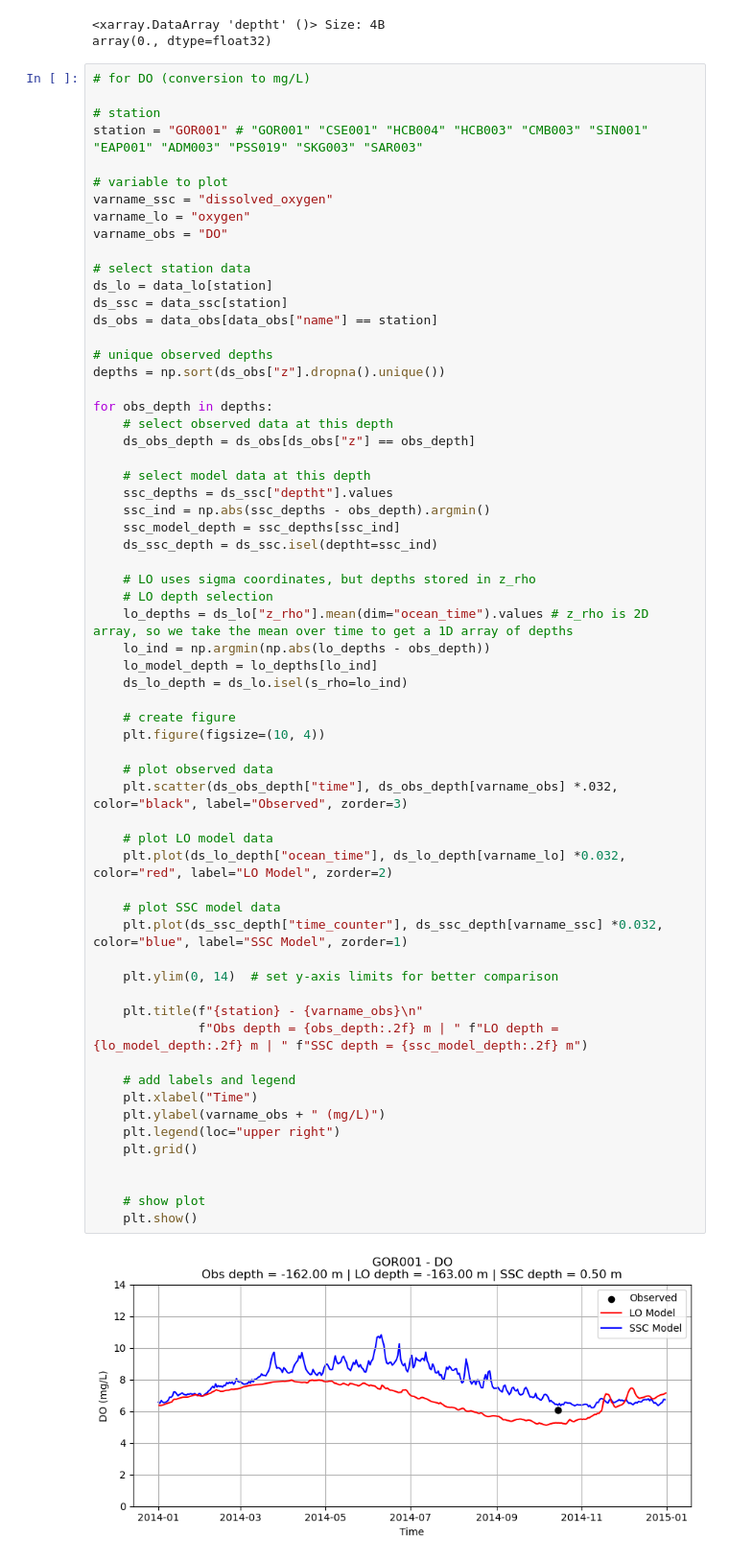
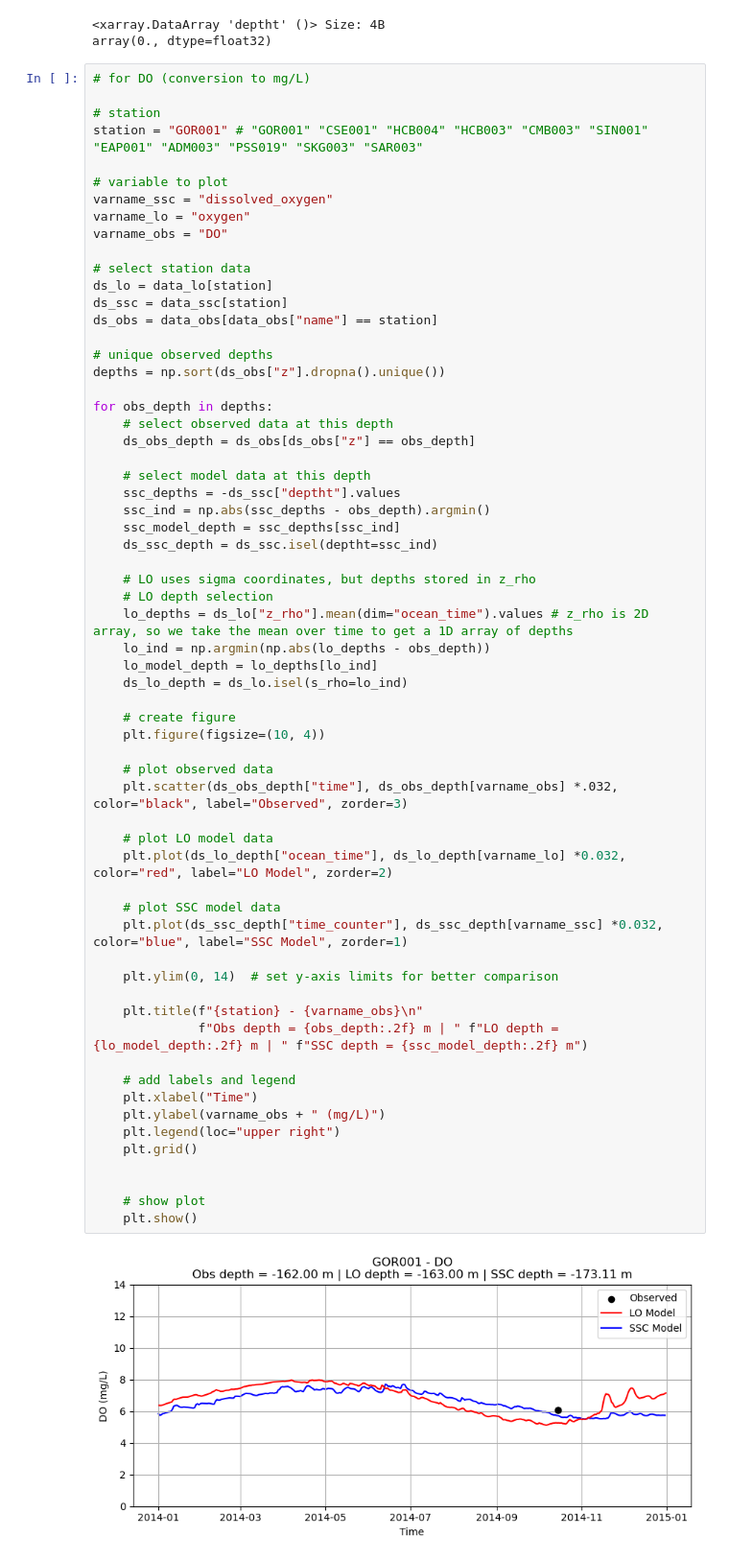
Before and after one commit to tiabottger/LO_user, a Jupyter notebook: intermodel_comparison/timeseries_full.ipynb, the cells around one changed output. Shown at 96% size. Saved outputs shown, nothing was run; the diff lists cells and outputs as text.

```diff
--- a/intermodel_comparison/timeseries_full.ipynb
+++ b/intermodel_comparison/timeseries_full.ipynb
@@ -82,7 +82,7 @@ for obs_depth in depths:
     ds_obs_depth = ds_obs[ds_obs["z"] == obs_depth]
 
     # select model data at this depth
-    ssc_depths = ds_ssc["deptht"].values
+    ssc_depths = -ds_ssc["deptht"].values
     ssc_ind = np.abs(ssc_depths - obs_depth).argmin()
     ssc_model_depth = ssc_depths[ssc_ind]
     ds_ssc_depth = ds_ssc.isel(deptht=ssc_ind)
@@ -94,31 +94,31 @@ for obs_depth in depths:
     lo_model_depth = lo_depths[lo_ind]
     ds_lo_depth = ds_lo.isel(s_rho=lo_ind)
 
     # create figure
     plt.figure(figsize=(10, 4))
 
     # plot observed data
     plt.scatter(ds_obs_depth["time"], ds_obs_depth[varname_obs] *.032, color="black", label="Observed", zorder=3)
 
     # plot LO model data
     plt.plot(ds_lo_depth["ocean_time"], ds_lo_depth[varname_lo] *0.032, color="red", label="LO Model", zorder=2)
 
     # plot SSC model data
     plt.plot(ds_ssc_depth["time_counter"], ds_ssc_depth[varname_ssc] *0.032, color="blue", label="SSC Model", zorder=1)
 
     plt.ylim(0, 14)  # set y-axis limits for better comparison
 
     plt.title(f"{station} - {varname_obs}\n"
               f"Obs depth = {obs_depth:.2f} m | " f"LO depth = {lo_model_depth:.2f} m | " f"SSC depth = {ssc_model_depth:.2f} m")
 
     # add labels and legend
     plt.xlabel("Time")
     plt.ylabel(varname_obs + " (mg/L)")
     plt.legend(loc="upper right")
     plt.grid()
 
 
     # show plot
     plt.show()
 # %% [output]
-[figure, old version]
+[figure, new version]
```
Also changed, not shown: parts of 2 cells of this notebook.
